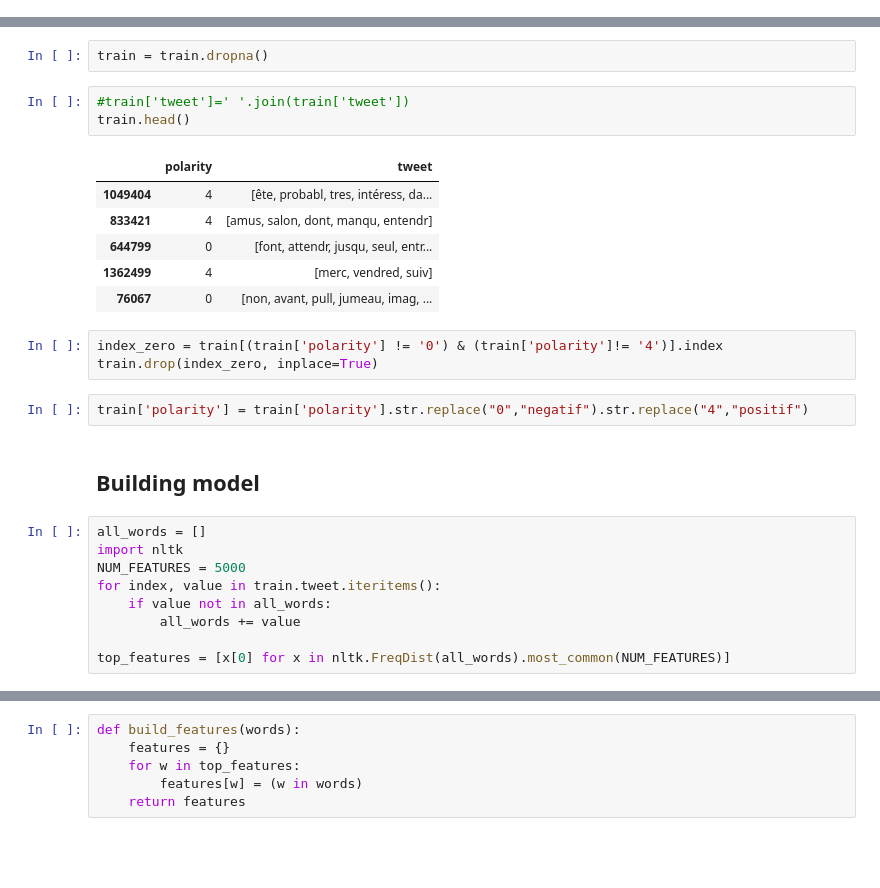
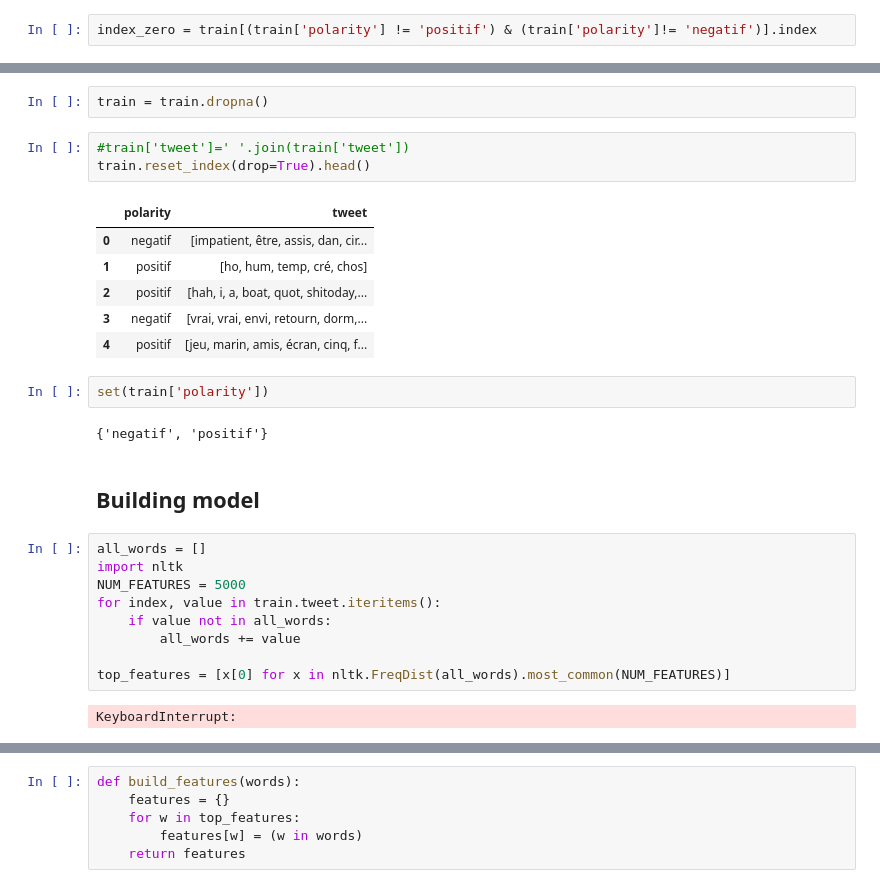
Before and after one commit to alinedebenath/ironhack-datalabs-dataparis0619-pt, a Jupyter notebook: final-project/final-project-NLP.ipynb, the cells around one changed output, grey strips where cells are left out. Drawn from its saved outputs; the diff is of its cells as text; blank space fills up the shorter version.

```diff
--- a/final-project/final-project-NLP.ipynb
+++ b/final-project/final-project-NLP.ipynb
@@ -32,0 +35,2 @@ Index(['polarity', 'statutnull'], dtype='object')
+# %%
+index_zero = train[(train['polarity'] != 'positif') & (train['polarity']!= 'negatif')].index
@@ -83,19 +98,18 @@ train.shape
 train = train.dropna()
 # %%
 #train['tweet']=' '.join(train['tweet'])
-train.head()
+train.reset_index(drop=True).head()
 # %% [output]
 |  | polarity | tweet |
-| 1049404 | 4 | [ête, probabl, tres, intéress, da... |
-| 833421 | 4 | [amus, salon, dont, manqu, entendr] |
-| 644799 | 0 | [font, attendr, jusqu, seul, entr... |
-| 1362499 | 4 | [merc, vendred, suiv] |
-| 76067 | 0 | [non, avant, pull, jumeau, imag, ... |
+| 0 | negatif | [impatient, être, assis, dan, cir... |
+| 1 | positif | [ho, hum, temp, cré, chos] |
+| 2 | positif | [hah, i, a, boat, quot, shitoday,... |
+| 3 | negatif | [vrai, vrai, envi, retourn, dorm,... |
+| 4 | positif | [jeu, marin, amis, écran, cinq, f... |
-# %%
-index_zero = train[(train['polarity'] != '0') & (train['polarity']!= '4')].index
-train.drop(index_zero, inplace=True)
-# %%
-train['polarity'] = train['polarity'].str.replace("0","negatif").str.replace("4","positif")
+# %%
+set(train['polarity'])
+# %% [output]
+{'negatif', 'positif'}
 # %% [markdown]
 ## Building model
 # %%
@@ -107,6 +121,8 @@ for index, value in train.tweet.iteritems():
         all_words += value
 
 top_features = [x[0] for x in nltk.FreqDist(all_words).most_common(NUM_FEATURES)]
+# %% [output]
+KeyboardInterrupt:
 # %%
 df=pd.DataFrame.from_dict(nltk.FreqDist(all_words),orient='index')
 df.sort_values(by=0, ascending=False).reset_index().head(10)
```
Also changed, not shown: parts of 14 cells of this notebook.
